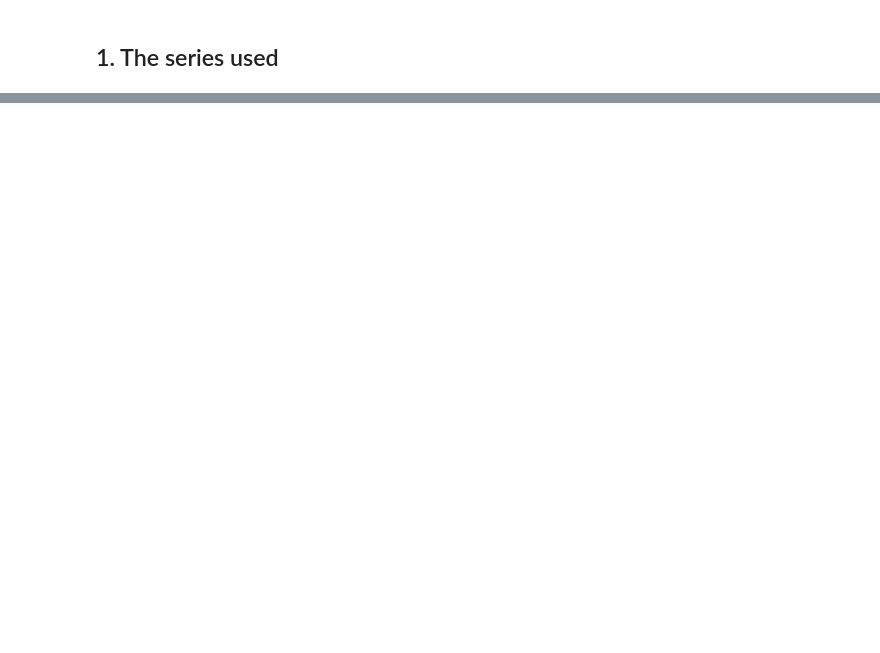
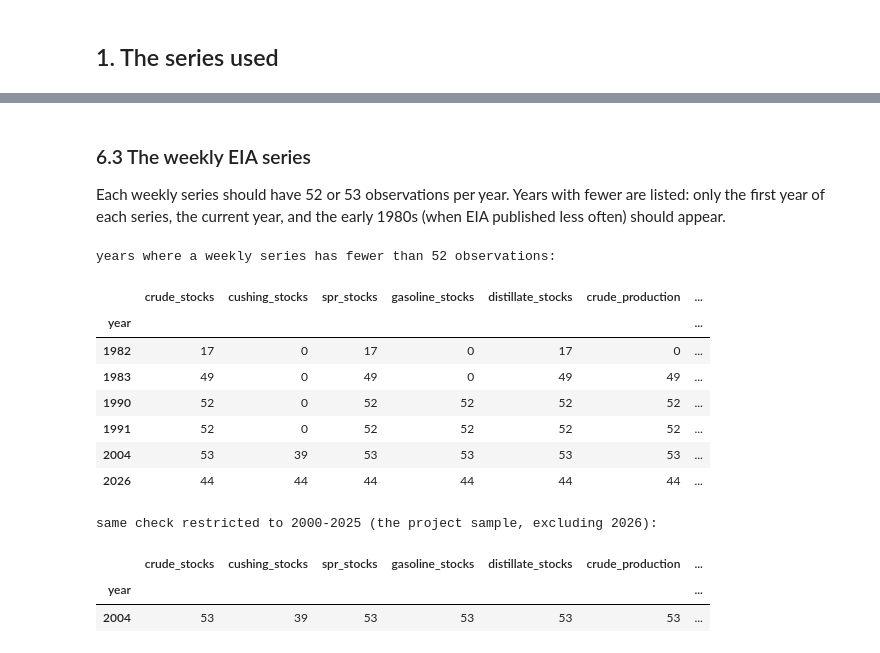
Before and after one commit to yaz212id/ADA-project, a Jupyter notebook: notebooks/01_download_data.ipynb, the cells around one changed output, grey strips where cells are left out. Drawn from its saved outputs; the diff is of its cells as text; code cells hidden in the pictures; blank space fills up the shorter version.

```diff
--- a/notebooks/01_download_data.ipynb
+++ b/notebooks/01_download_data.ipynb
@@ -50 +235,31 @@ converted
+# %% [markdown]
+### 6.3 The weekly EIA series
+
+Each weekly series should have 52 or 53 observations per year. Years with fewer are listed:
+only the first year of each series, the current year, and the early 1980s (when EIA
+published less often) should appear.
+# %%
+weekly_counts = weekly_observations_per_year()
+gaps = weekly_counts[(weekly_counts < 52).any(axis=1)]
+print("years where a weekly series has fewer than 52 observations:")
+display(gaps.fillna(0).astype(int))
+
+in_sample = weekly_counts.loc[2000:2025]
+odd = in_sample[(in_sample.notna() & (in_sample < 52)).any(axis=1)]
+print("\nsame check restricted to 2000-2025 (the project sample, excluding 2026):")
+display(odd.fillna(0).astype(int) if not odd.empty else "none - every series has 52-53 weeks every year")
+# %% [output]
+years where a weekly series has fewer than 52 observations:
+|  | crude_stocks | cushing_stocks | spr_stocks | gasoline_stocks | distillate_stocks | crude_production | ... |
+| year |  |  |  |  |  |  | ... |
+| 1982 | 17 | 0 | 17 | 0 | 17 | 0 | ... |
+| 1983 | 49 | 0 | 49 | 0 | 49 | 49 | ... |
+| 1990 | 52 | 0 | 52 | 52 | 52 | 52 | ... |
+| 1991 | 52 | 0 | 52 | 52 | 52 | 52 | ... |
+| 2004 | 53 | 39 | 53 | 53 | 53 | 53 | ... |
+| 2026 | 44 | 44 | 44 | 44 | 44 | 44 | ... |
+same check restricted to 2000-2025 (the project sample, excluding 2026):
+|  | crude_stocks | cushing_stocks | spr_stocks | gasoline_stocks | distillate_stocks | crude_production | ... |
+| year |  |  |  |  |  |  | ... |
+| 2004 | 53 | 39 | 53 | 53 | 53 | 53 | ... |
 # %% [markdown]
```
Also changed, not shown: parts of 22 cells of this notebook, 9 other files.
